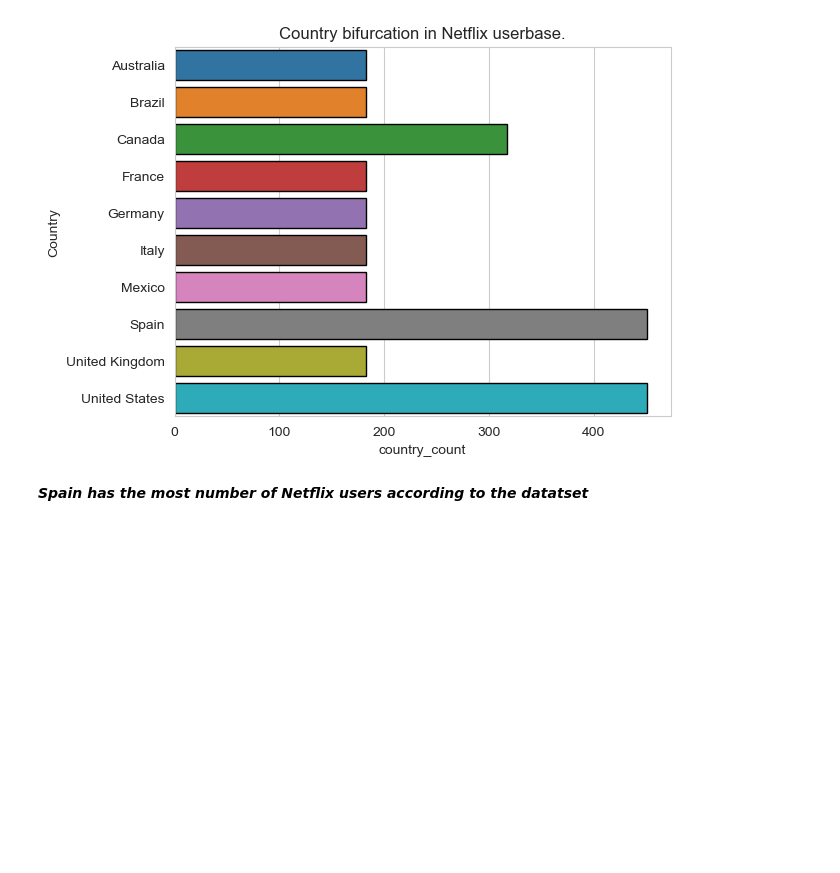
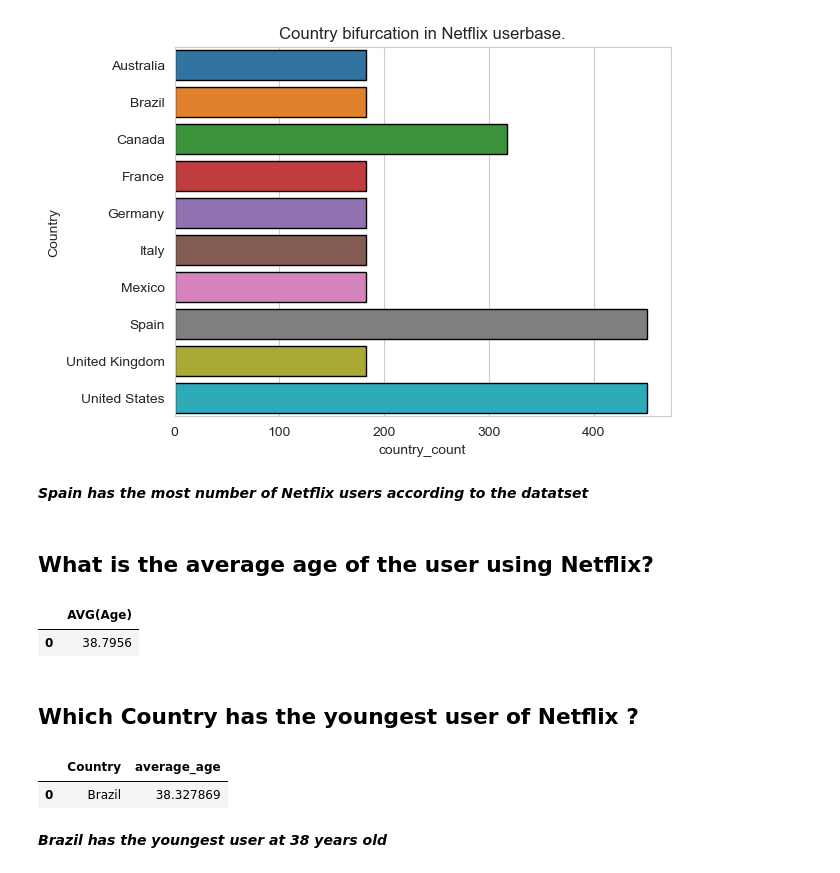
Before and after one commit to mochacookiecrumble/Netflix-userbase, a Jupyter notebook: Netflix_userbase_data_analysis.ipynb, the cells around one changed output. Drawn from its saved outputs; the diff is of its cells as text; code cells hidden in the pictures; blank space fills up the shorter version.

Commit message:
Added youngest user

```diff
--- a/Netflix_userbase_data_analysis.ipynb
+++ b/Netflix_userbase_data_analysis.ipynb
@@ -144,3 +144,24 @@ Text(0.5, 1.0, 'Country bifurcation in Netflix userbase.')
 [figure]
 # %% [markdown]
 ***Spain has the most number of Netflix users according to the datatset***
+# %% [markdown]
+## What is the average age of the user using Netflix?
+# %%
+query_7 = "SELECT AVG(Age) FROM netflix_userbase"
+pd.read_sql(query_7, con=engine)
+# %% [output]
+|  | AVG(Age) |
+| 0 | 38.7956 |
+# %% [markdown]
+## Which Country has the youngest user of Netflix ?
+# %%
+query_8 = """ SELECT Country, AVG(Age) AS average_age FROM netflix_userbase
+                GROUP BY Country ORDER BY average_age ASC limit 1
+"""
+
+pd.read_sql(query_8, con=engine)
+# %% [output]
+|  | Country | average_age |
+| 0 | Brazil | 38.327869 |
+# %% [markdown]
+***Brazil has the youngest user at 38 years old***
```
